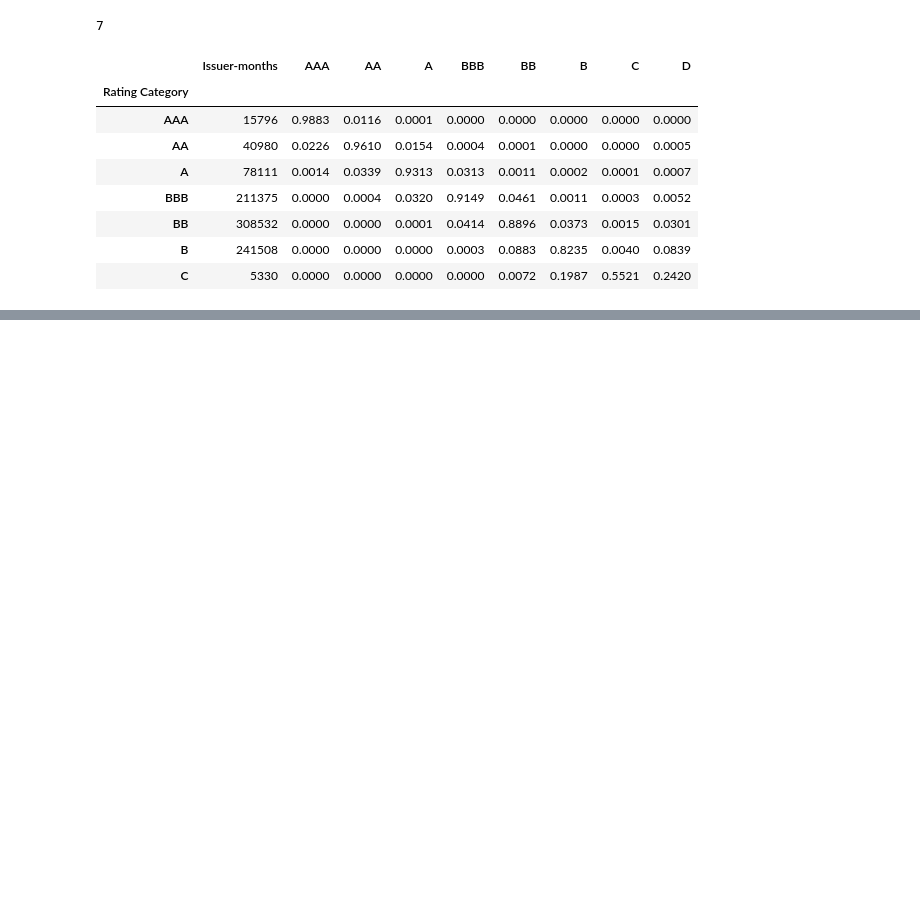
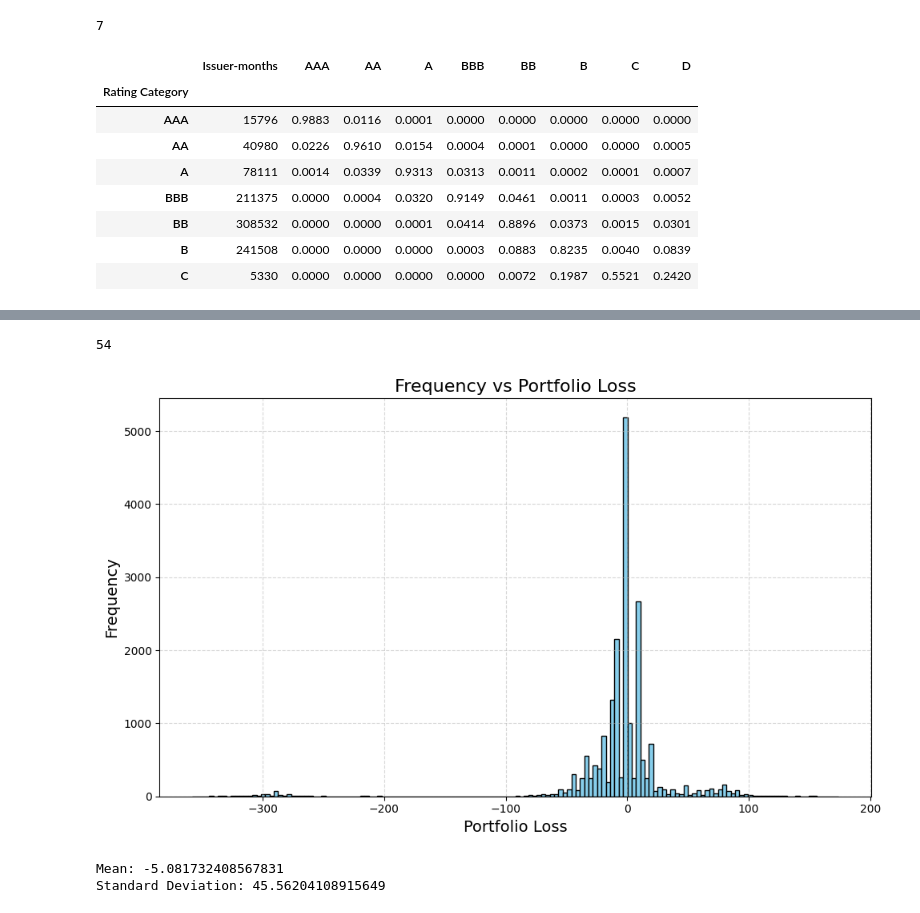
Before and after one commit to Rudra-prasad-tarai/CreditRiskOptimisation, a Jupyter notebook: Credit_Risk_Optimisation.ipynb, the cells around one changed output, grey strips where cells are left out. Cells and saved outputs as stored; diff of their text form; code cells hidden in the pictures; blank space fills up the shorter version.

```diff
--- a/Credit_Risk_Optimisation.ipynb
+++ b/Credit_Risk_Optimisation.ipynb
@@ -312,7 +328,7 @@ from tqdm import tqdm
 
 
 # Monte Carlo parameters
-num_scenarios = 10_000  # Paper uses 20,000
+num_scenarios = 20_000  # Paper uses 20,000
 recovery_rate = 0.30     # 30% recovery in default
 
 # Simulate credit migrations for each bond
@@ -518,15 +514,26 @@ credit_scenarios_losses[3]
+# %%
+credit_scenarios_losses[3]
+print(len(credit_scenarios_losses[3][0]))
+# %% [output]
+54
+# %%
+credit_scenarios_losses_ = []
+for i in range(len(credit_scenarios_losses)):
+    credit_scenarios_losses_.append(credit_scenarios_losses[i][1])
 # %%
 import matplotlib.pyplot as plt
 import numpy as np
 
 # Example: credit_scenarios_losses = np.random.normal(loc=50, scale=10, size=1000)
 # (You can skip the line above if you already have your list)
 
 plt.figure(figsize=(10, 6))
-plt.hist(credit_scenarios_losses, bins=50, color='skyblue', edgecolor='black')
+plt.hist(credit_scenarios_losses_, bins=150, color='skyblue', edgecolor='black')
 plt.title('Frequency vs Portfolio Loss', fontsize=16)
 plt.xlabel('Portfolio Loss', fontsize=14)
 plt.ylabel('Frequency', fontsize=14)
 plt.grid(True, linestyle='--', alpha=0.5)
 plt.tight_layout()
 plt.show()
+# %% [output]
+[figure, added]
@@ -534,0 +540,9 @@ plt.show()
+# %%
+mean = np.mean(credit_scenarios_losses_)
+std_deviation = np.std(credit_scenarios_losses_)
+
+print(f"Mean: {mean}")
+print(f"Standard Deviation: {std_deviation}")
+# %% [output]
+Mean: -5.081732408567831
+Standard Deviation: 45.56204108915649
```
Also changed, not shown: parts of 11 cells of this notebook.
